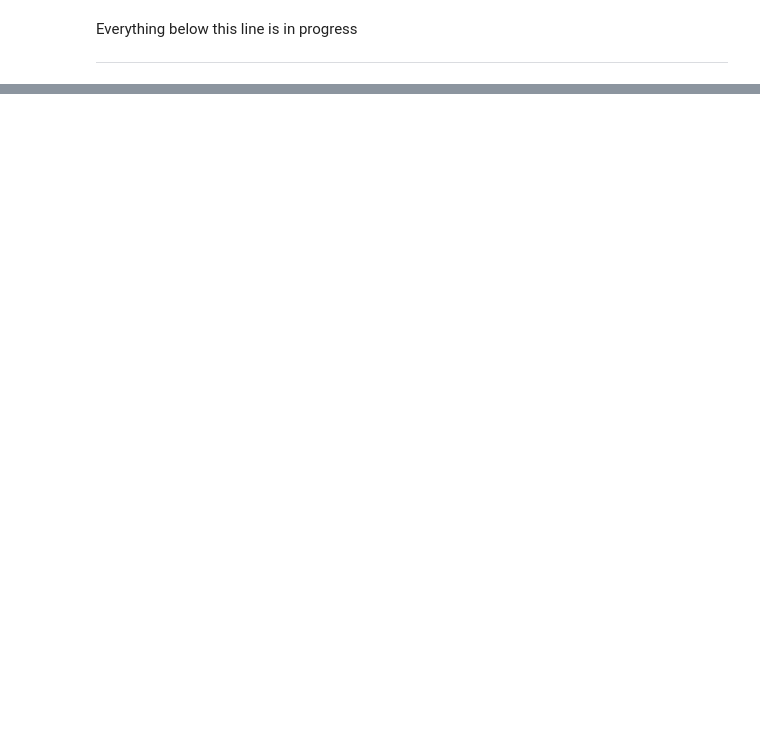
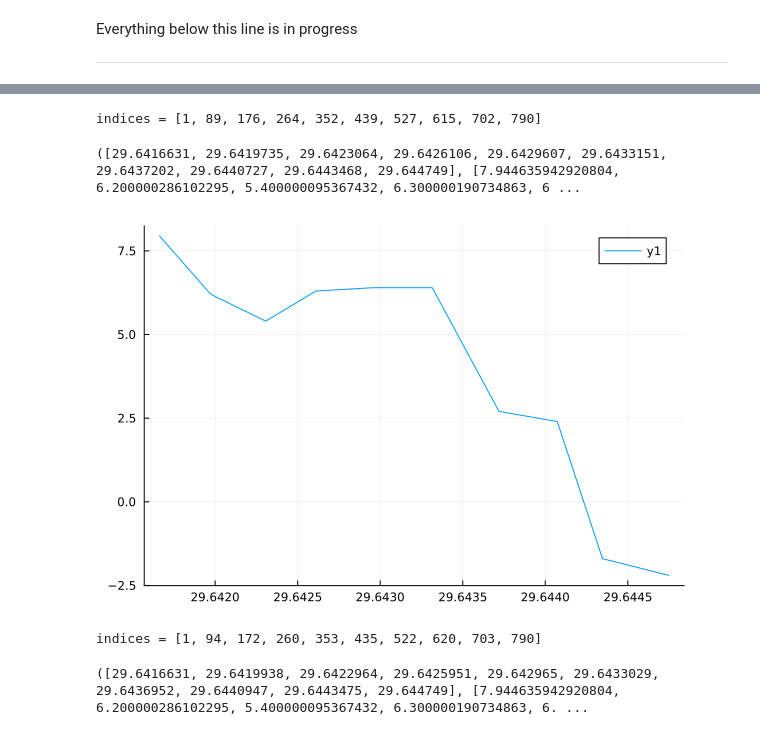
Before and after one commit to Scevitee/NA-FinalProject, a Jupyter notebook: datatools_tester.ipynb, the cells around one changed output, grey strips where cells are left out. Saved outputs shown, nothing was run; the diff lists cells and outputs as text; code cells hidden in the pictures; blank space fills up the shorter version.

```diff
--- a/datatools_tester.ipynb
+++ b/datatools_tester.ipynb
@@ -144,0 +187,28 @@ stack_df_vectors
+# %%
+"""
+    get_spaced_nodes(x, y, n=10; rev=true)
+
+Takens in x and y values. returns 'n' number of spaced out points from the data.
+By default this will return evenly spaced points, but setting fluctuation=SOME_INT will
+cause each index to fluctuate by ± the inputted value
+"""
+function get_spaced_nodes(x, y, n=10; fluctuation::Int=0)
+     len = length(x)
+     indices = round.(Int, LinRange(1, len, n))
+
+
+     for i = 2:length(indices)-1
+        indices[i] += rand((-1 * fluctuation):fluctuation)
+     end
+
+     @show indices
+
+     if !issorted(x)
+          sort!(x)
+     end
+
+     xs = x[indices]
+     ys = y[indices]
+
+     return xs, ys
+ end
@@ -224,0 +223,2 @@ savefig(plt, "average_sample_demo.png")
+# %%
+df = dfs[1]
@@ -224,0 +246,8 @@ savefig(plt, "average_sample_demo.png")
+# %%
+x = df.latitude;
+y = df.altitude;
+
+xn, yn = get_spaced_nodes(x, y)
+# %% [output]
+indices = [1, 89, 176, 264, 352, 439, 527, 615, 702, 790]
+([29.6416631, 29.6419735, 29.6423064, 29.6426106, 29.6429607, 29.6433151, 29.6437202, 29.6440727, 29.6443468, 29.644749], [7.944635942920804, 6.200000286102295, 5.400000095367432, 6.300000190734863, 6 ...
@@ -224,0 +256,9 @@ savefig(plt, "average_sample_demo.png")
+# %%
+plot(xn, yn)
+# %% [output]
+[figure, added]
+# %%
+xn2, yn2 = get_spaced_nodes(x, y; fluctuation=5)
+# %% [output]
+indices = [1, 94, 172, 260, 353, 435, 522, 620, 703, 790]
+([29.6416631, 29.6419938, 29.6422964, 29.6425951, 29.642965, 29.6433029, 29.6436952, 29.6440947, 29.6443475, 29.644749], [7.944635942920804, 6.200000286102295, 5.400000095367432, 6.300000190734863, 6. ...
```
Also changed, not shown: parts of 10 cells of this notebook, 9 other files.
